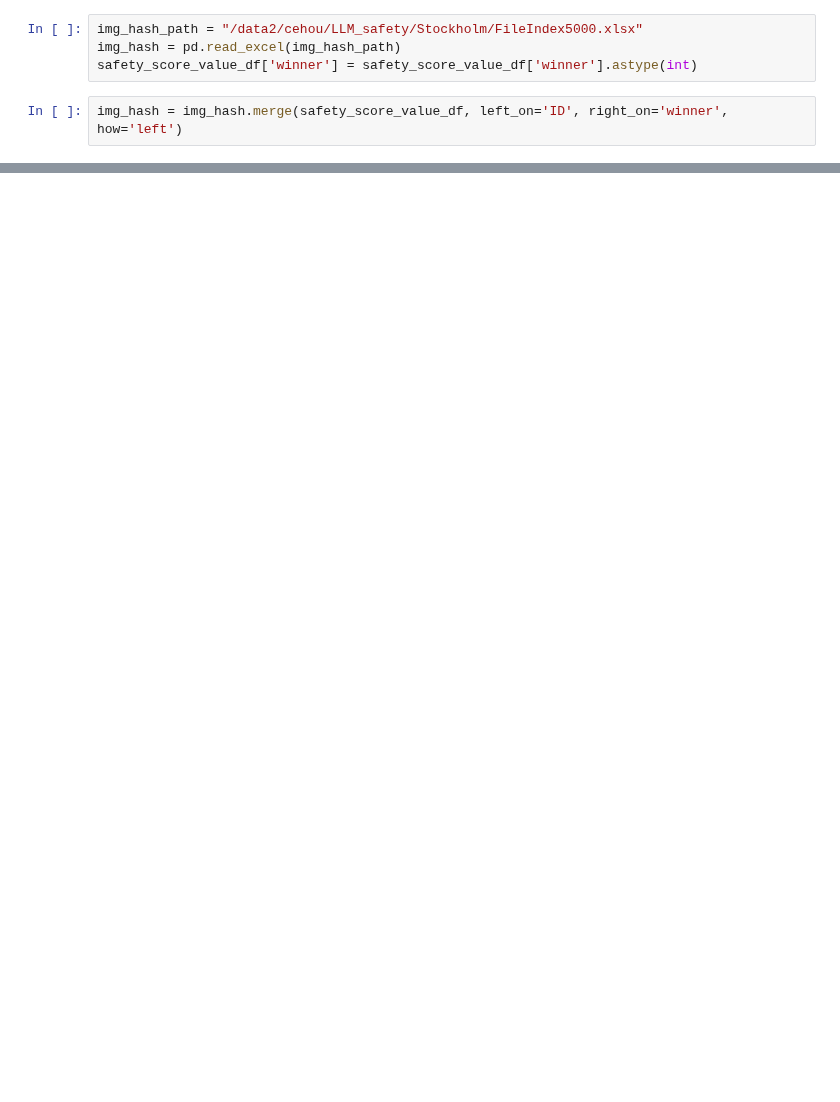
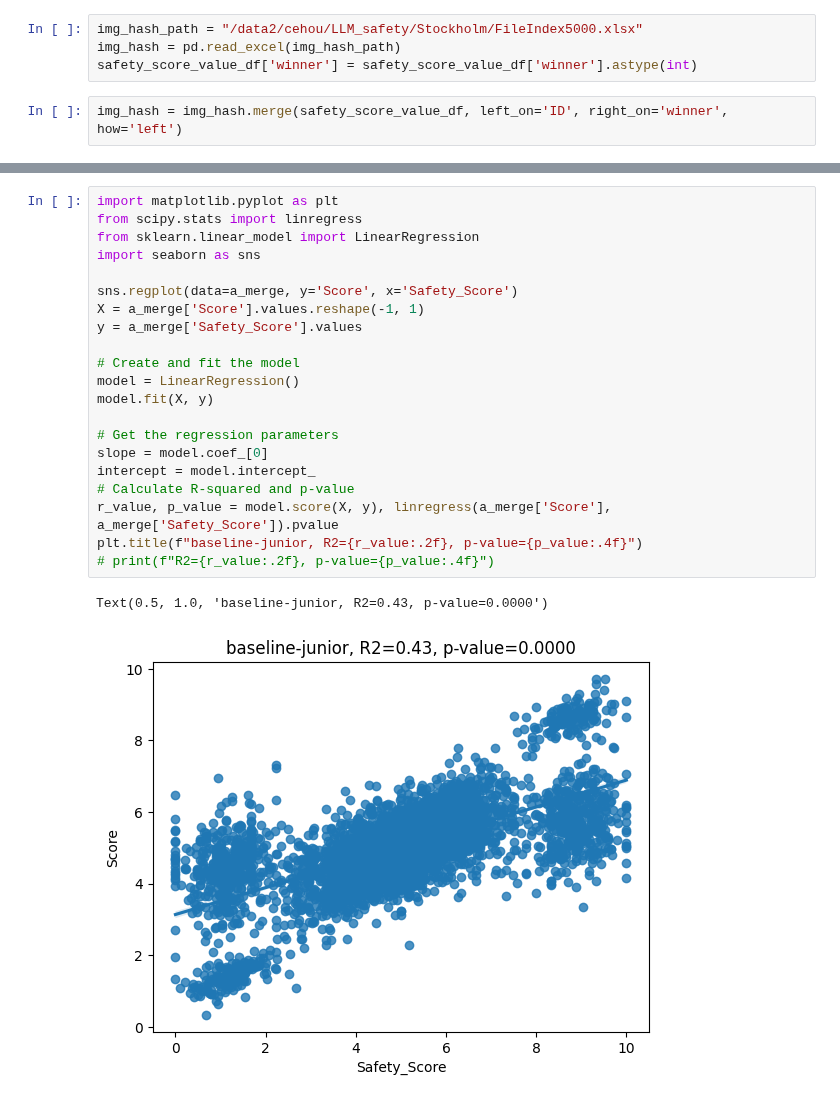
Before and after one commit to CeHouGIS/Safety_Perception_HK, a Jupyter notebook: POI.ipynb, the cells around one changed output, grey strips where cells are left out. Cells and saved outputs as stored; diff of their text form; blank space fills up the shorter version.

```diff
--- a/POI.ipynb
+++ b/POI.ipynb
@@ -182,0 +128,24 @@ img_hash
+# %%
+import matplotlib.pyplot as plt
+from scipy.stats import linregress
+from sklearn.linear_model import LinearRegression
+import seaborn as sns
+
+sns.regplot(data=a_merge, y='Score', x='Safety_Score')
+X = a_merge['Score'].values.reshape(-1, 1)
+y = a_merge['Safety_Score'].values
+
+# Create and fit the model
+model = LinearRegression()
+model.fit(X, y)
+
+# Get the regression parameters
+slope = model.coef_[0]
+intercept = model.intercept_
+# Calculate R-squared and p-value
+r_value, p_value = model.score(X, y), linregress(a_merge['Score'], a_merge['Safety_Score']).pvalue
+plt.title(f"baseline-junior, R2={r_value:.2f}, p-value={p_value:.4f}")
+# print(f"R2={r_value:.2f}, p-value={p_value:.4f}")
+# %% [output]
+Text(0.5, 1.0, 'baseline-junior, R2=0.43, p-value=0.0000')
+[figure, added]
```
Also changed, not shown: parts of 18 cells of this notebook, 6 other files.
